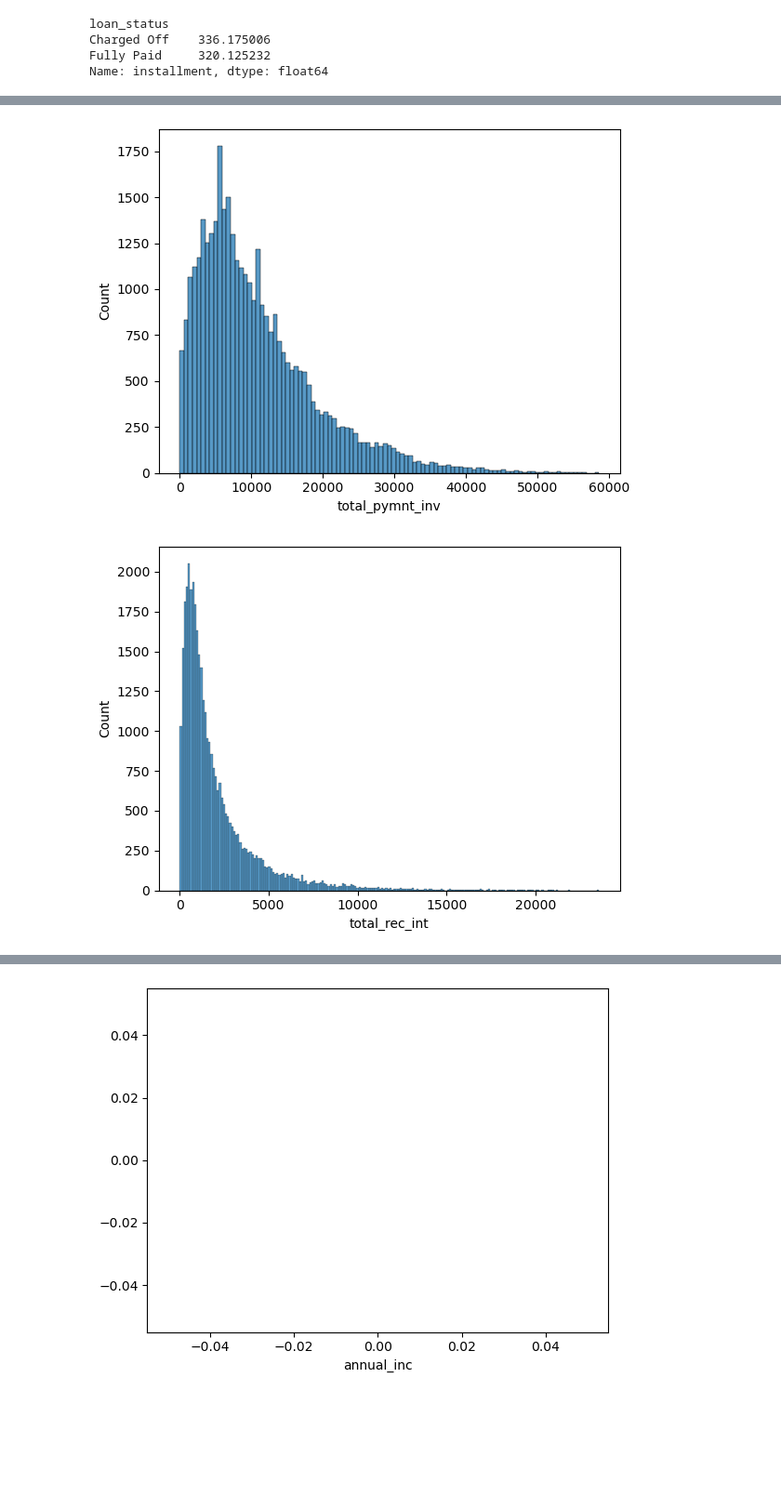
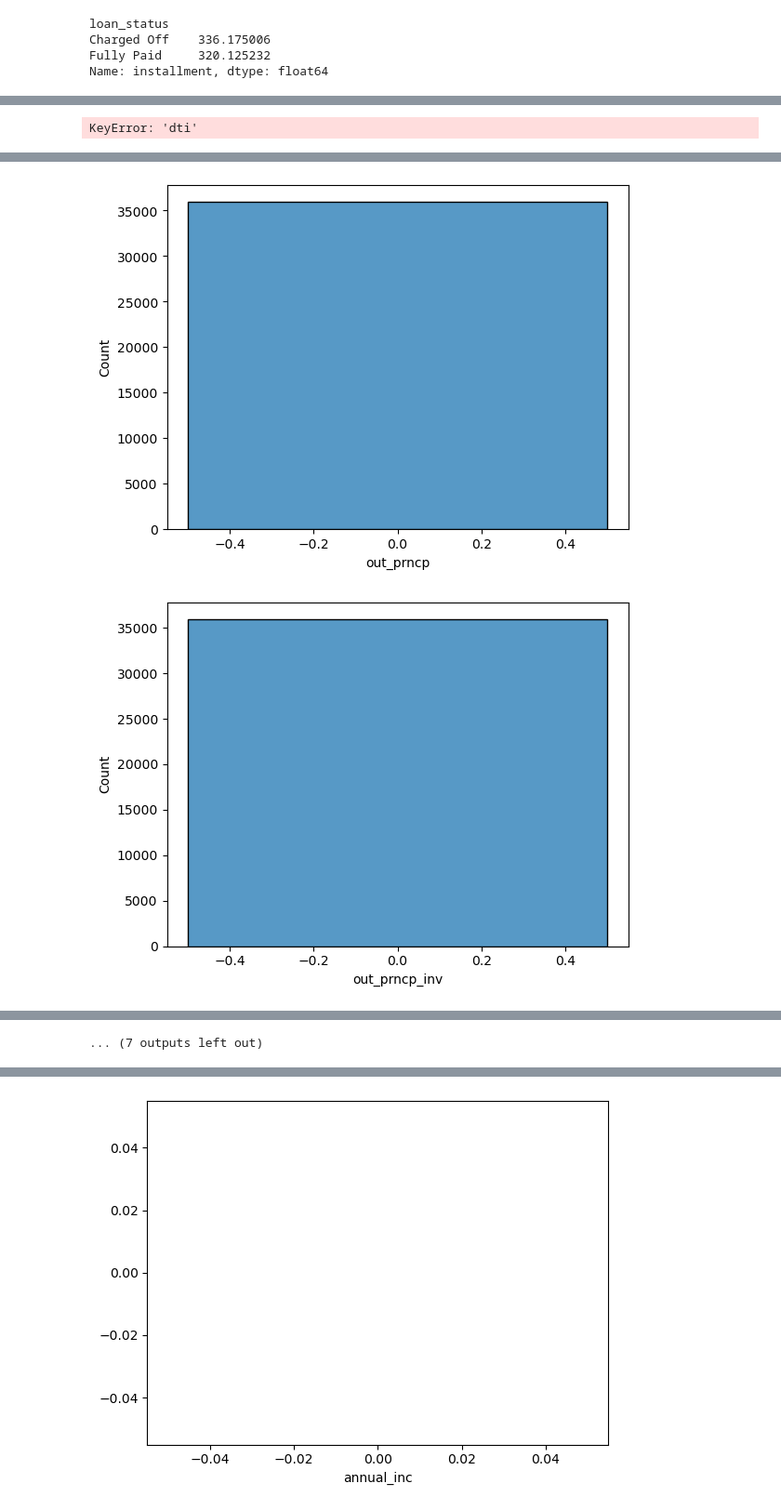
Before and after one commit to vmishra0905/lending-club-case-study, a Jupyter notebook: loan_eda_final.ipynb, the cells around one changed output, grey strips where cells are left out. Shown at 93% size. Cells and saved outputs as stored; diff of their text form; code cells hidden in the pictures; blank space fills up the shorter version.

```diff
--- a/loan_eda_final.ipynb
+++ b/loan_eda_final.ipynb
@@ -339,12 +416,3 @@ Name: pub_rec_bankruptcies, dtype: float64
-# %%
-#Remove percenetage from int_rate columns and revol_util
-loan_data1['int_rate'] =loan_data1['int_rate'].str.replace('%','')
-loan_data1['revol_util'] =loan_data1['revol_util'].str.replace('%','')
-# %%
-#remove MOnths from term
-def modify_term(term):
-    return term.split()[0]
-loan_data1['term'] =loan_data1['term'].apply(modify_term)
 # %%
 ##Drop rows where loan status is current
 #As loan status current will determine if loan will be defaulted or not
@@ -385,6 +455,3 @@ Data columns (total 33 columns):
  32  pub_rec_bankruptcies     37880 non-null  float64
 dtypes: float64(14), int64(9), object(10)
 memory usage: 10.0+ MB
-# %%
-#Convert thedata type term to int
-loan_data2['term']=loan_data2['term'].astype('int32')
@@ -668,7 +730,7 @@ plt.show()
 # %%
 #as there are outlier in ananual income need to remove outlier
-percentile_95 =loan_data4['annual_inc'].quantile(0.95)
+percentile_95 =loan_data2['annual_inc'].quantile(0.95)
 percentile_95
-loan_data4 =loan_data4[loan_data4['annual_inc'] < percentile_95]
-loan_data4
+loan_data2 =loan_data2[loan_data2['annual_inc'] < percentile_95]
+loan_data2
 # %% [output]
@@ -699,6 +761,10 @@ plt.show()
+# %%
+loan_data2['dti']
+# %% [output]
+KeyError: 'dti'
 # %%
-#num_cols=["loan_amnt","funded_amnt","funded_amnt_inv","annual_inc",,"revol_bal","revol_util","total_acc","total_pymnt","total_pymnt_inv","total_rec_int" ]
-for i in num_cols:
-    sns.histplot(x=loan_data4[i])
+#num_cols=["loan_amnt","funded_amnt","funded_amnt_inv","annual_inc","revol_bal","revol_util","total_acc","total_pymnt","total_pymnt_inv","total_rec_int" ]
+for i in filt_num_cols:
+    sns.histplot(x=loan_data2[i])
     plt.show()
 # %% [output]
@@ -713,2 +779,2 @@ for i in num_cols:
-[figure, old version]
+[figure, new version]
-[figure, old version]
+[figure, new version]
@@ -715,3 +783,4 @@ for i in num_cols:
+... (7 outputs left out)
 # %%
 #draw univariante analysis of categorical columns
 # %%
```
Also changed, not shown: parts of 96 cells of this notebook.
